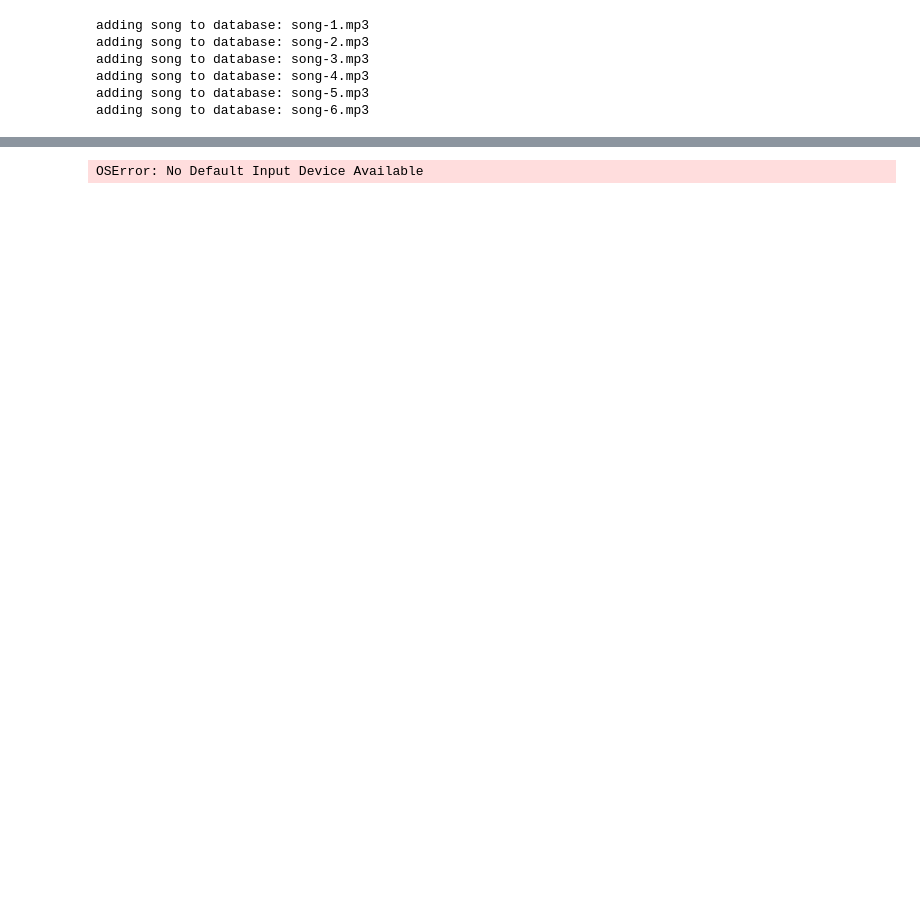
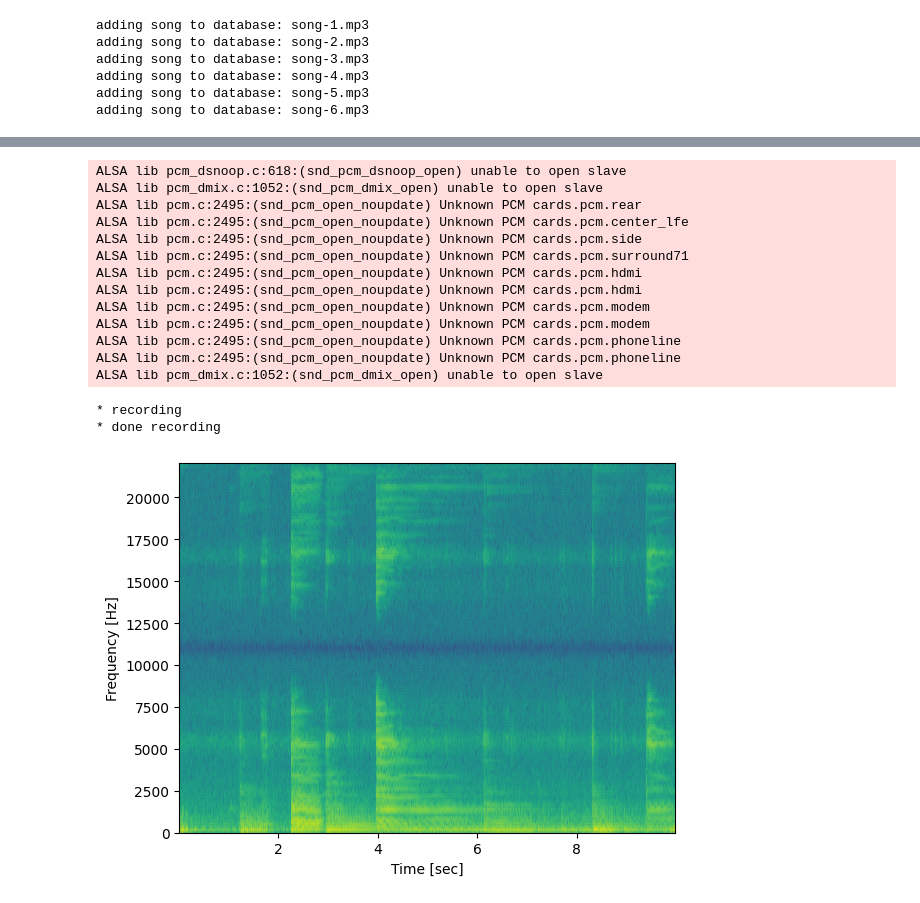
Before and after one commit to psmason/shazam-notebook, a Jupyter notebook: Shazam Algorithm.ipynb, the cells around one changed output, grey strips where cells are left out. Cells and saved outputs as stored; diff of their text form; code cells hidden in the pictures; blank space fills up the shorter version.

Commit message:
mic recording sorta working

```diff
--- a/Shazam Algorithm.ipynb
+++ b/Shazam Algorithm.ipynb
@@ -270,5 +258,26 @@ OSError: [Errno -9996] Invalid input device (no default output device)
-# %%
-pa = pyaudio.PyAudio()
-pa.get_default_input_device_info()
-# %% [output]
-OSError: No Default Input Device Available
+# %%
+# Mic check: does the mic produce a spectrogram other than white noise?
+recorded_sample = record_from_mic(5)
+f, t, Sxx = signal.spectrogram(recorded_sample['data'], recorded_sample['sample_rate'])
+# To improve contrast, changing to a decibal scale
+plt.pcolormesh(t, f, 10*np.log10(Sxx), shading='gouraud')
+plt.ylabel('Frequency [Hz]')
+plt.xlabel('Time [sec]')
+plt.show()
+# %% [output]
+ALSA lib pcm_dsnoop.c:618:(snd_pcm_dsnoop_open) unable to open slave
+ALSA lib pcm_dmix.c:1052:(snd_pcm_dmix_open) unable to open slave
+ALSA lib pcm.c:2495:(snd_pcm_open_noupdate) Unknown PCM cards.pcm.rear
+ALSA lib pcm.c:2495:(snd_pcm_open_noupdate) Unknown PCM cards.pcm.center_lfe
+ALSA lib pcm.c:2495:(snd_pcm_open_noupdate) Unknown PCM cards.pcm.side
+ALSA lib pcm.c:2495:(snd_pcm_open_noupdate) Unknown PCM cards.pcm.surround71
+ALSA lib pcm.c:2495:(snd_pcm_open_noupdate) Unknown PCM cards.pcm.hdmi
+ALSA lib pcm.c:2495:(snd_pcm_open_noupdate) Unknown PCM cards.pcm.hdmi
+ALSA lib pcm.c:2495:(snd_pcm_open_noupdate) Unknown PCM cards.pcm.modem
+ALSA lib pcm.c:2495:(snd_pcm_open_noupdate) Unknown PCM cards.pcm.modem
+ALSA lib pcm.c:2495:(snd_pcm_open_noupdate) Unknown PCM cards.pcm.phoneline
+ALSA lib pcm.c:2495:(snd_pcm_open_noupdate) Unknown PCM cards.pcm.phoneline
+ALSA lib pcm_dmix.c:1052:(snd_pcm_dmix_open) unable to open slave
+* recording
+* done recording
+[figure, added]
```
Also changed, not shown: parts of 14 cells of this notebook.
